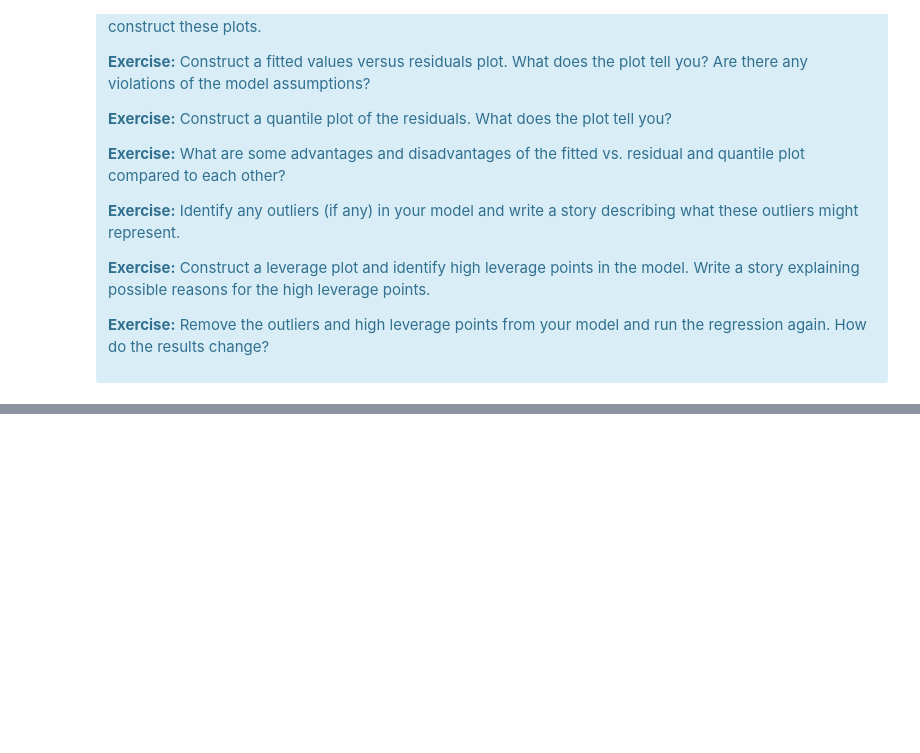
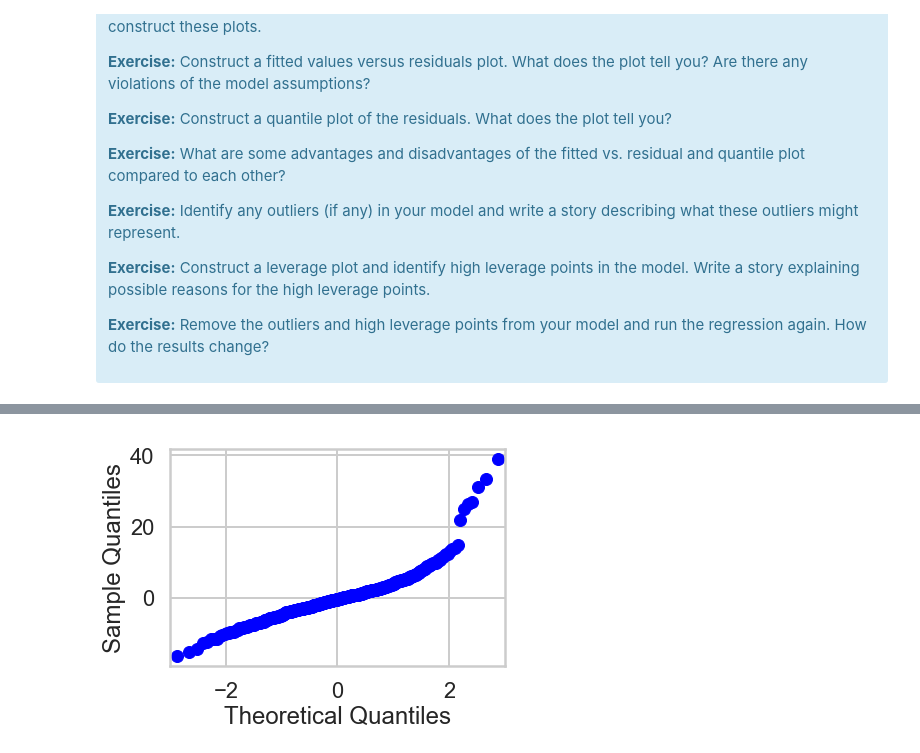
Before and after one commit to venkii83/Springboard, a Jupyter notebook: Mini_Project_Linear_Regression.ipynb, the cells around one changed output, grey strips where cells are left out. Drawn from its saved outputs; the diff is of its cells as text; code cells hidden in the pictures; blank space fills up the shorter version.

```diff
--- a/Mini_Project_Linear_Regression.ipynb
+++ b/Mini_Project_Linear_Regression.ipynb
@@ -901,0 +921,7 @@ There are some other issues that are important investigate with linear regressio
+# %%
+fig = sm.qqplot(model_residuals)
+plt.show()
+#Looking at the graph ,there are several points that fall far away from the center. This is indicative
+#of the errors not being normally distributed, in fact our model suffers from “heavy tails”.
+# %% [output]
+[figure, added]
```
Also changed, not shown: parts of 10 cells of this notebook.
